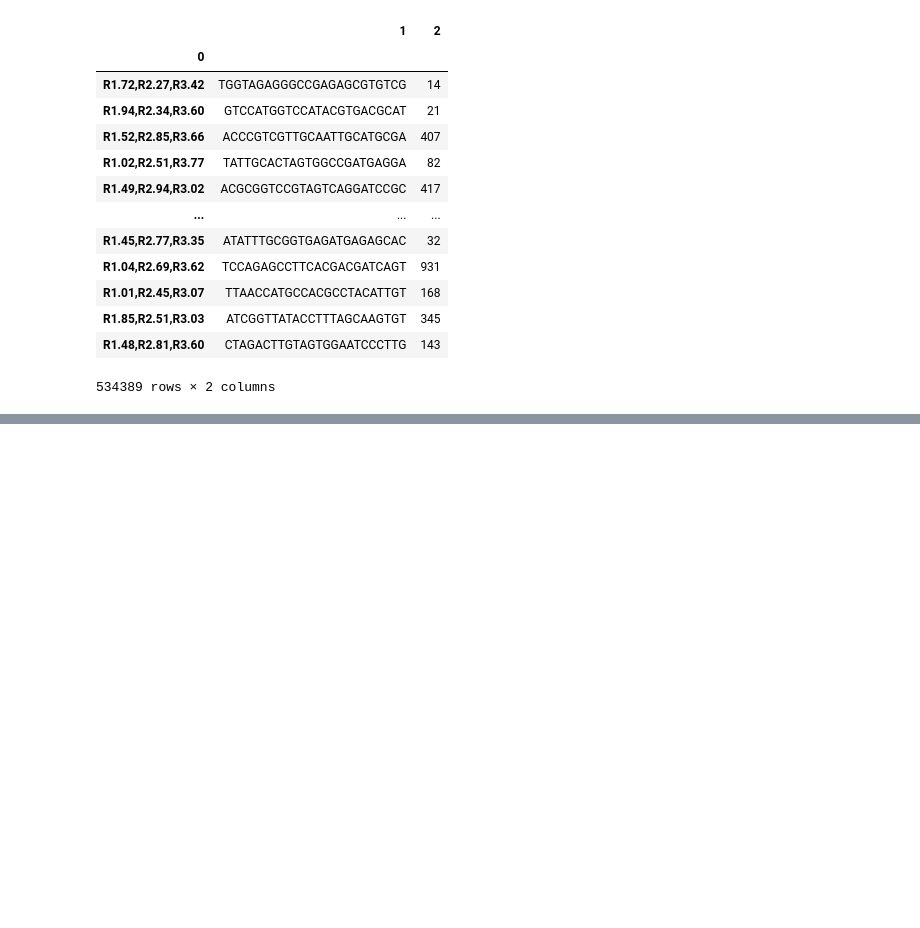
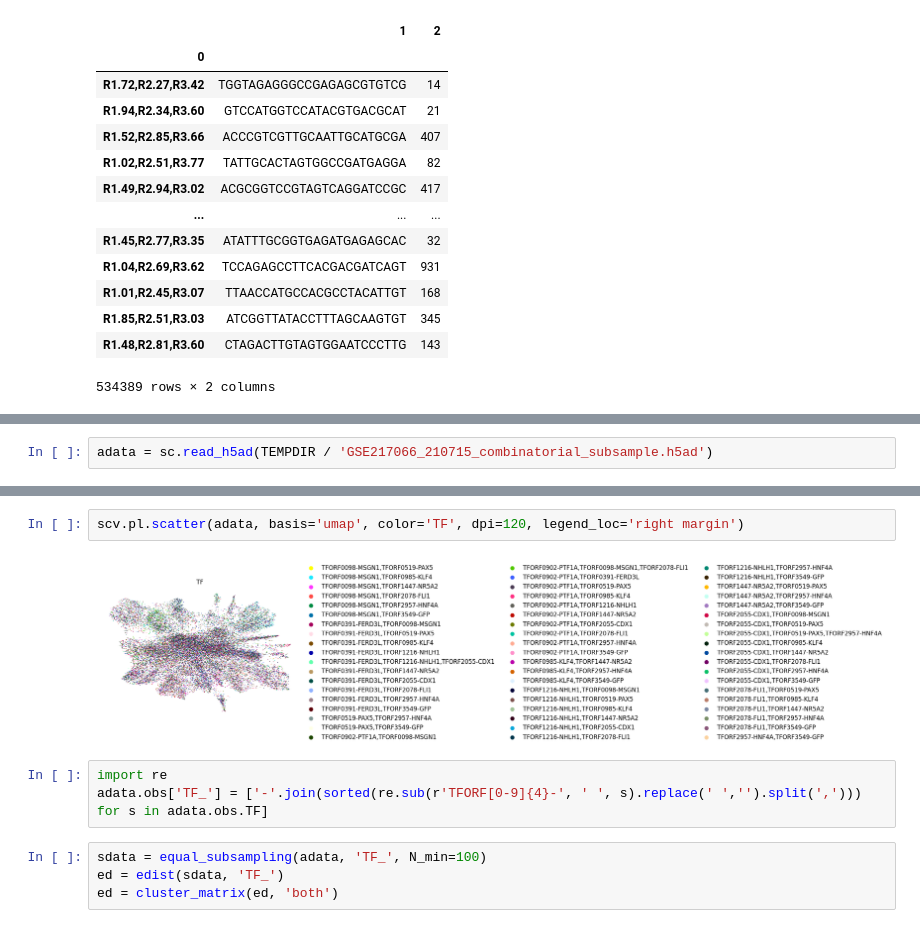
Before and after one commit to sanderlab/scPerturb, a Jupyter notebook: dataset_processing/JoungZhang2023.ipynb, the cells around one changed output, grey strips where cells are left out. Saved outputs shown, nothing was run; the diff lists cells and outputs as text; blank space fills up the shorter version.

```diff
--- a/dataset_processing/JoungZhang2023.ipynb
+++ b/dataset_processing/JoungZhang2023.ipynb
@@ -95,0 +182,2 @@ df = pd.read_csv(path / 'GSM6719979_210322_TFmap_S10.csv.gz', index_col=0, heade
+# %%
+adata = sc.read_h5ad(TEMPDIR / 'GSE217066_210715_combinatorial_subsample.h5ad')
@@ -95,0 +194,11 @@ df = pd.read_csv(path / 'GSM6719979_210322_TFmap_S10.csv.gz', index_col=0, heade
+# %%
+scv.pl.scatter(adata, basis='umap', color='TF', dpi=120, legend_loc='right margin')
+# %% [output]
+[figure, added]
+# %%
+import re
+adata.obs['TF_'] = ['-'.join(sorted(re.sub(r'TFORF[0-9]{4}-', ' ', s).replace(' ','').split(','))) for s in adata.obs.TF]
+# %%
+sdata = equal_subsampling(adata, 'TF_', N_min=100)
+ed = edist(sdata, 'TF_')
+ed = cluster_matrix(ed, 'both')
```
Also changed, not shown: parts of 41 cells of this notebook, 5 other files.
